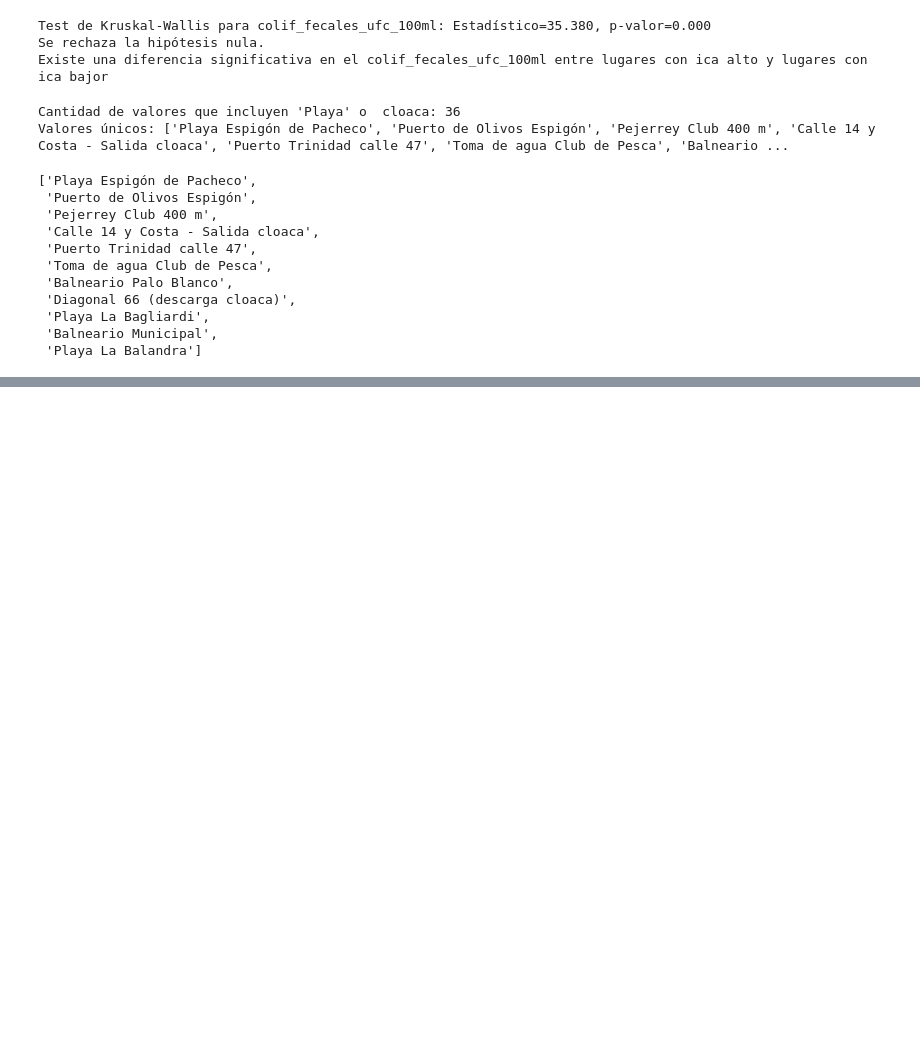
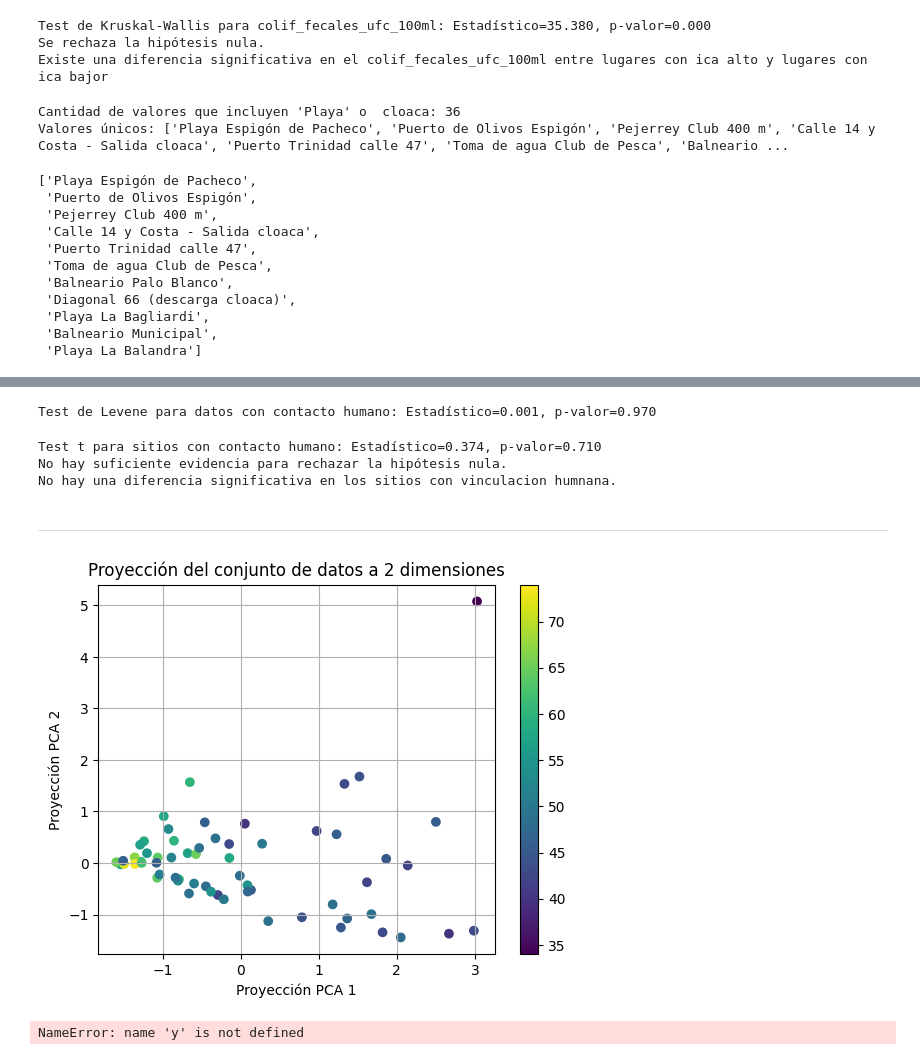
Before and after one commit to MartinoMasson/Fundamentos-de-datos, a Jupyter notebook: informacion.ipynb, the cells around one changed output, grey strips where cells are left out. Cells and saved outputs as stored; diff of their text form; code cells hidden in the pictures; blank space fills up the shorter version.

```diff
--- a/informacion.ipynb
+++ b/informacion.ipynb
@@ -1080,0 +1130,58 @@ datos_sin_contactos
+# %%
+# Test de Levene para comparar homocedasticidad
+stat, p = stats.levene(datos_con_contactos['ica'], datos_sin_contactos['ica'])
+print(f"Test de Levene para datos con contacto humano: Estadístico={stat:.3f}, p-valor={p:.3f}")
+# %% [output]
+Test de Levene para datos con contacto humano: Estadístico=0.001, p-valor=0.970
+# %%
+# Test t para comparar la longitud del sépalo entre Setosa y Virginica
+t_statistic, p_value = stats.ttest_ind(datos_con_contactos['ica'], datos_sin_contactos['ica'])
+print(f"Test t para sitios con contacto humano: Estadístico={t_statistic:.3f}, p-valor={p_value:.3f}")
+
+# Interpretación de los resultados
+alpha = 0.05  # Nivel de significancia
+if p_value > alpha:
+    print("No hay suficiente evidencia para rechazar la hipótesis nula.")
+    print("No hay una diferencia significativa en los sitios con vinculacion humnana.")
+else:
+    print("Se rechaza la hipótesis nula.")
+    print("Existe una diferencia significativa en los sitios con vinculacion humnana.")
+# %% [output]
+Test t para sitios con contacto humano: Estadístico=0.374, p-valor=0.710
+No hay suficiente evidencia para rechazar la hipótesis nula.
+No hay una diferencia significativa en los sitios con vinculacion humnana.
+# %% [markdown]
+---
+# %%
+import numpy as np
+import pandas as pd
+from sklearn.decomposition import PCA
+import matplotlib.pyplot as plt
+from sklearn.preprocessing import StandardScaler
+
+preprocessed_dataset = preprocessed_dataset.dropna()
+X = preprocessed_dataset.drop(['sitios','campaña','olores','color','espumas','mat_susp','calidad_de_agua','ica','tem_agua','tem_aire','od','ph','nitrato_mg_l','nh4_mg_l','p_total_l_mg_l','fosf_ortofos_mg_l' ,'turbiedad_ntu','hidr_deriv_petr_ug_l','cr_total_mg_l','cd_total_mg_l_menor_que','clorofila_a_ug_l','microcistina_ug_l', 'dbo_mg_l','dqo_mg_l','grupo'], axis=1)
+# estandarizamos X
+scaler = StandardScaler()
+X_scaled = scaler.fit_transform(X)
+
+pca = PCA(n_components=2)
+X_pca = pca.fit_transform(X_scaled)
+# sacamos la variable MEDV, que tiene el precio, y CHAS, que es dicotómica,
+# para quedarnos solamente con todas las otras características
+
+# graficamos los datos. el color de cada punto representa el valor de la casa
+plt.scatter(X_pca[:,0], X_pca[:,1], c=preprocessed_dataset["ica"], cmap='viridis')
+plt.grid(True)
+plt.xlabel('Proyección PCA 1')
+plt.ylabel('Proyección PCA 2')
+plt.title('Proyección del conjunto de datos a 2 dimensiones')
+plt.colorbar()
+plt.show()
+# %% [output]
+[figure, added]
+# %%
+y['colif_fecales_ufc_100ml'] = preprocessed_dataset['colif_fecales_ufc_100ml']
+y
+# %% [output]
+NameError: name 'y' is not defined
```
Also changed, not shown: parts of 5 cells of this notebook.
